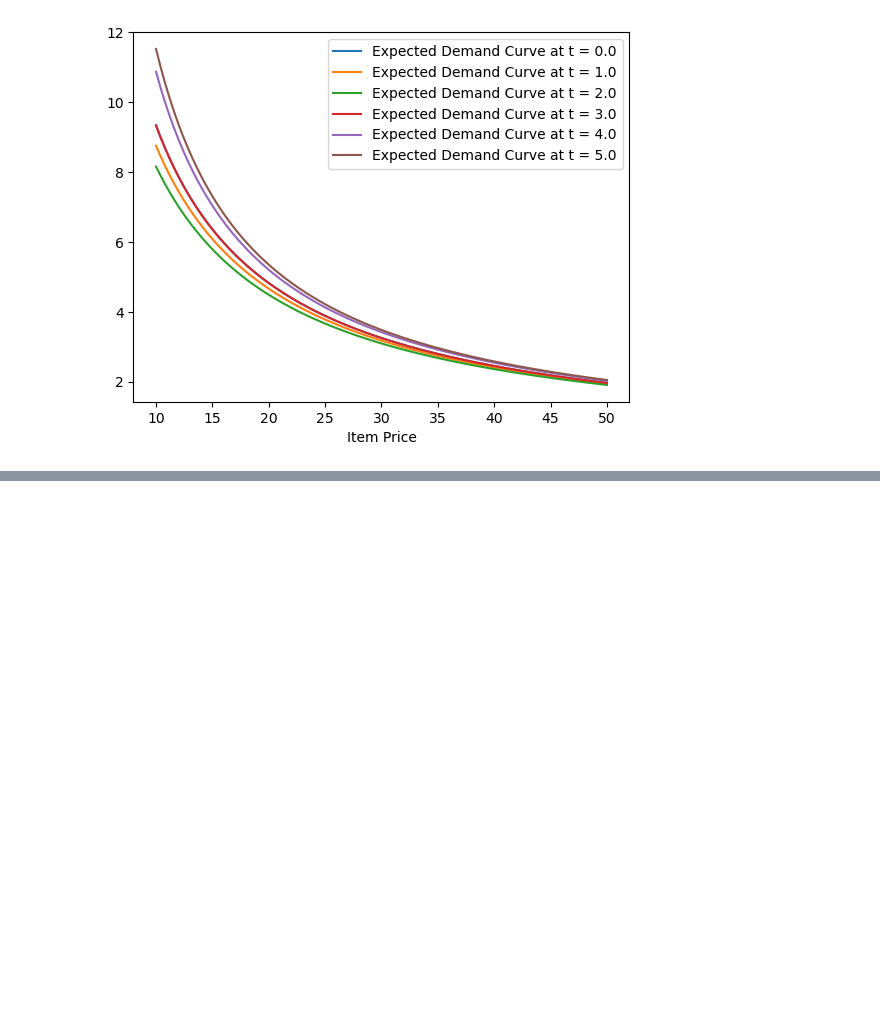
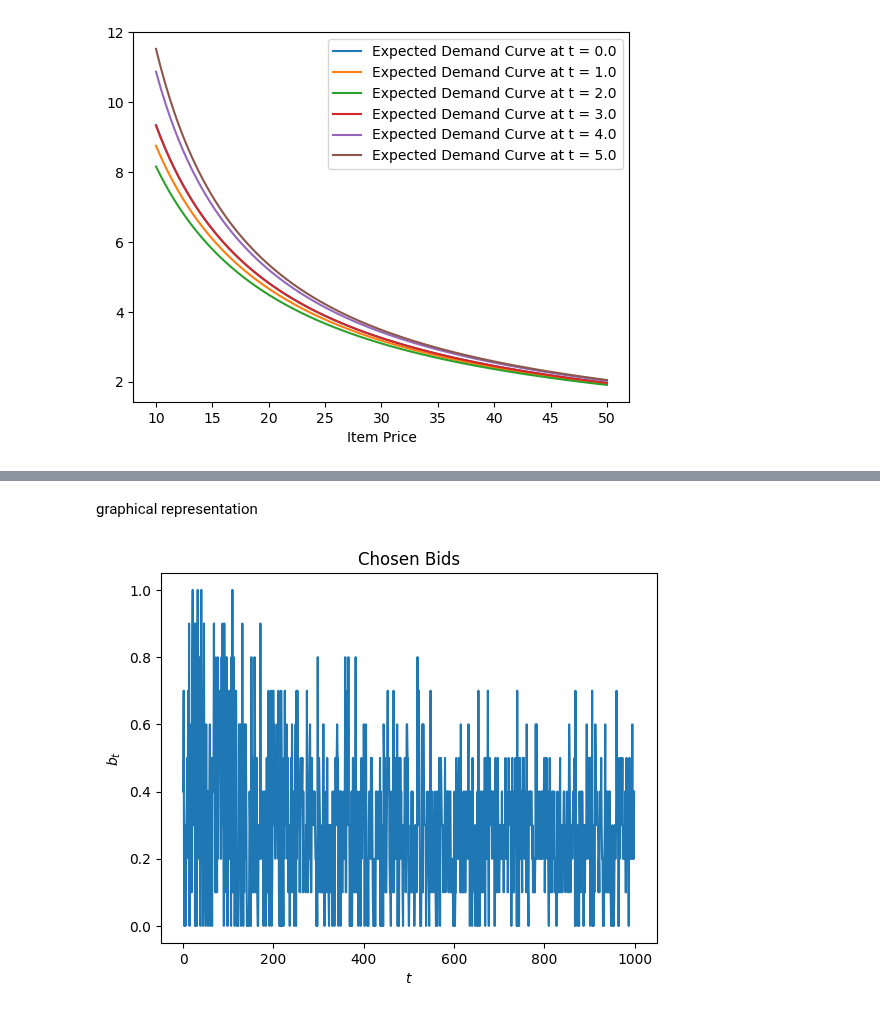
Before and after one commit to giulio8/OLA_project, a Jupyter notebook: Adversarial Environment.ipynb, the cells around one changed output, grey strips where cells are left out. Drawn from its saved outputs; the diff is of its cells as text; code cells hidden in the pictures; blank space fills up the shorter version.

```diff
--- a/Adversarial Environment.ipynb
+++ b/Adversarial Environment.ipynb
@@ -47,0 +207,31 @@ class PricingEnvironment:
+# %%
+class FFMultiplicativePacingAgent:
+    def __init__(self, bids_set, valuation, budget, T, eta):
+        self.bids_set = bids_set #available choices
+        self.narms = len(bids_set) #nuber of bid choices
+        self.hedge = HedgeAgent(self.narms, np.sqrt(np.log(self.narms)/T)) #qui ci va narms o nslots?? ma come learning rate non ci andrebbe eta??
+        self.valuation = valuation #what you earn, ctr*profit_per_click
+        self.budget = budget
+        self.eta = eta #learning rate
+        self.T = T  #number of rounds
+        self.rho = self.budget/self.T #bid limit
+        self.lmbd = 1 #pacing multiplier, when we spend more than rho it increses otherwise we decrease it
+        self.t = 0
+
+    def bid(self):
+        if self.budget < 1:
+            return 0
+        return self.bids_set[self.hedge.pull_arm()]
+
+    def update(self, f_t, c_t, m_t):
+        # update hedge
+        f_t_full = np.array([(np.mean(self.valuation)-b)*int(b >= m_t) for b in self.bids_set]) ## WE TOOK THE MEAN OF MY VALUATION
+        c_t_full = np.array([b*int(b >= m_t) for b in self.bids_set])
+        L = f_t_full - self.lmbd*(c_t_full-self.rho)
+        range_L = 2+(1-self.rho)/self.rho
+        self.hedge.update((2-L)/range_L) # hedge needs losses in [0,1]
+        # update lagrangian multiplier
+        self.lmbd = np.clip(self.lmbd-self.eta*(self.rho-c_t),
+                            a_min=0, a_max=1/self.rho)
+        # update budget
+        self.budget -= c_t
@@ -47,0 +344,10 @@ class PricingEnvironment:
+# %% [markdown]
+graphical representation
+# %%
+plt.plot(my_bids)
+plt.xlabel('$t$')
+plt.ylabel('$b_t$')
+plt.title('Chosen Bids')
+plt.show()
+# %% [output]
+[figure, added]
```
Also changed, not shown: parts of 26 cells of this notebook.
